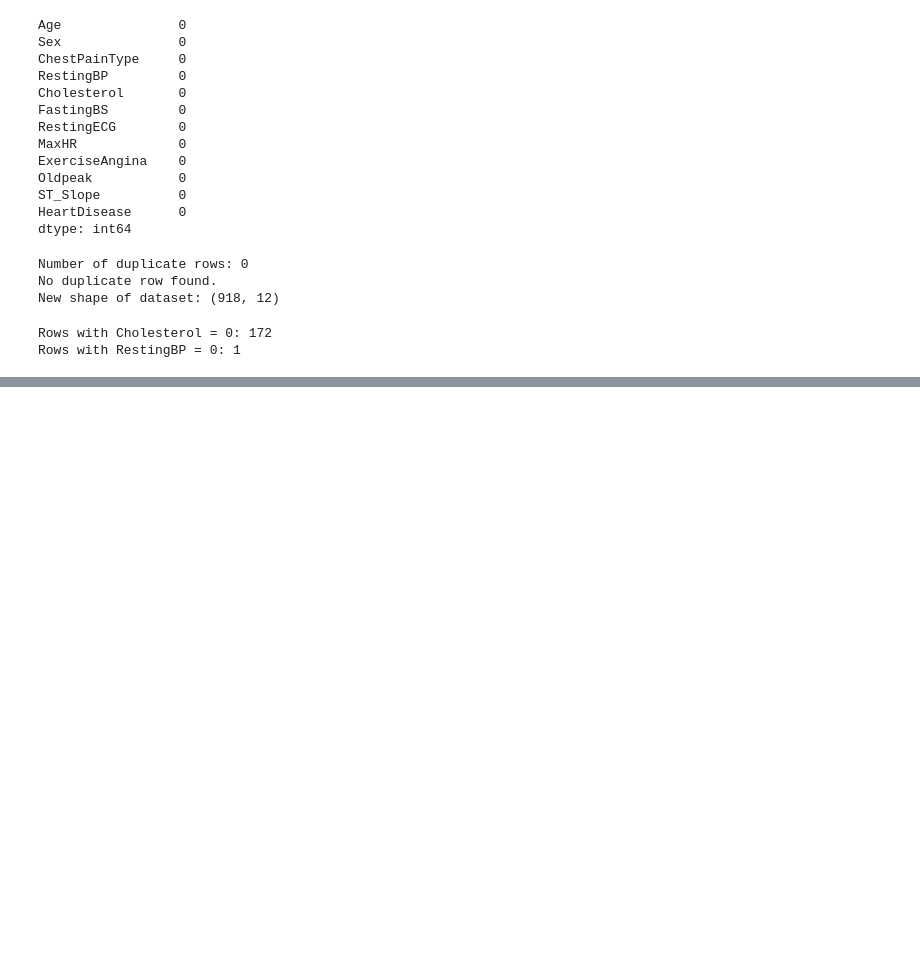
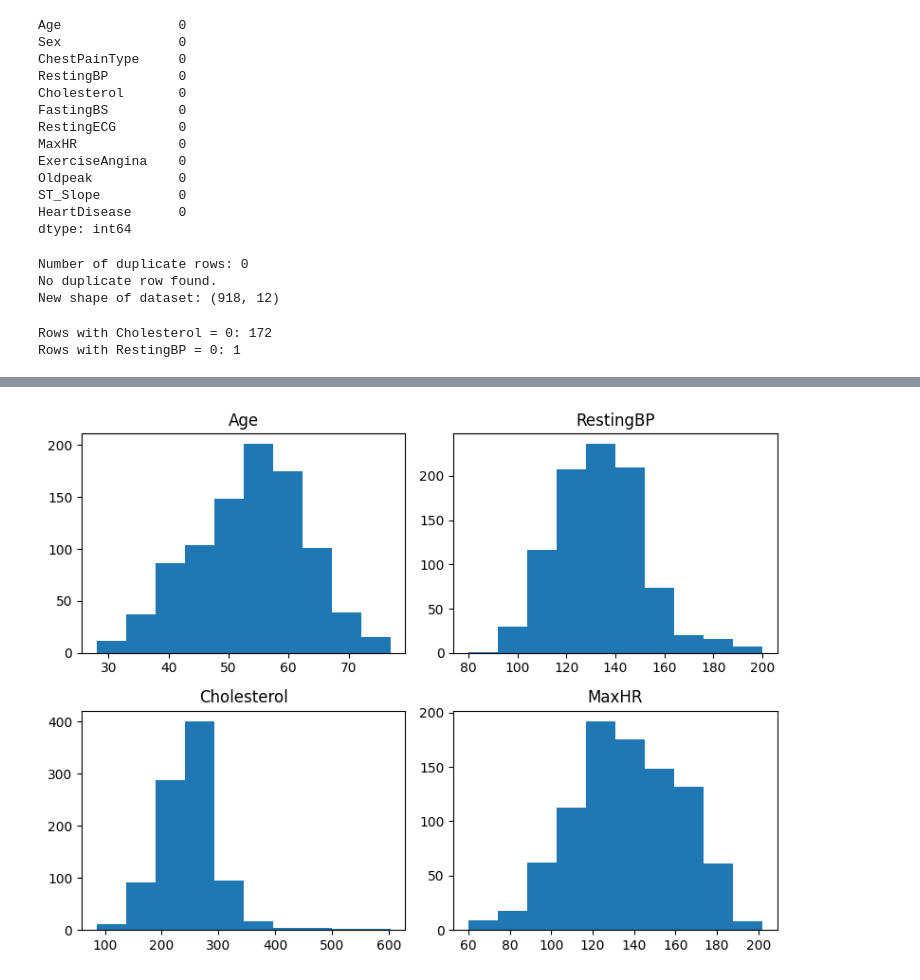
Before and after one commit to dipaksavitre-don/15assiment, a Jupyter notebook: assignmnet17.ipynb, the cells around one changed output, grey strips where cells are left out. Drawn from its saved outputs; the diff is of its cells as text; code cells hidden in the pictures; blank space fills up the shorter version.

```diff
--- a/assignmnet17.ipynb
+++ b/assignmnet17.ipynb
@@ -118,0 +140,28 @@ KeyError: "['cholesterol'] not in index"
+# %%
+import matplotlib.pyplot as plt
+
+def hist_plot():
+  plt.figure(figsize=(8,6))
+
+  plt.subplot(2,2,1)
+  plt.hist(data["Age"])
+  plt.title("Age")
+
+  plt.subplot(2,2,2)
+  plt.hist(data['RestingBP'])
+  plt.title("RestingBP")
+
+  plt.subplot(2,2,3)
+  plt.hist(data['Cholesterol'])
+  plt.title("Cholesterol")
+
+  plt.subplot(2,2,4)
+  plt.hist(data['MaxHR'])
+  plt.title("MaxHR")
+
+  plt.tight_layout()
+  plt.show()
+
+hist_plot()
+# %% [output]
+[figure, added]
```
Also changed, not shown: parts of 6 cells of this notebook.
